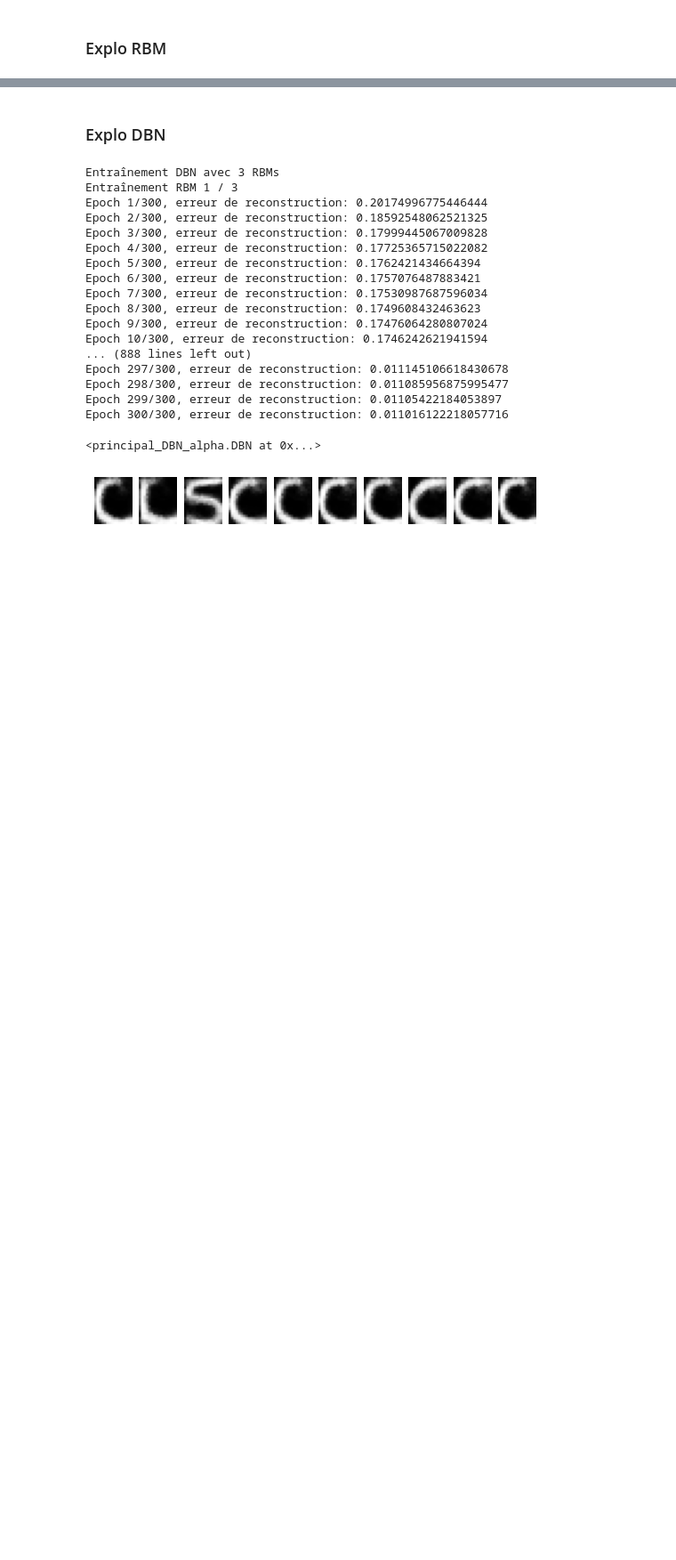
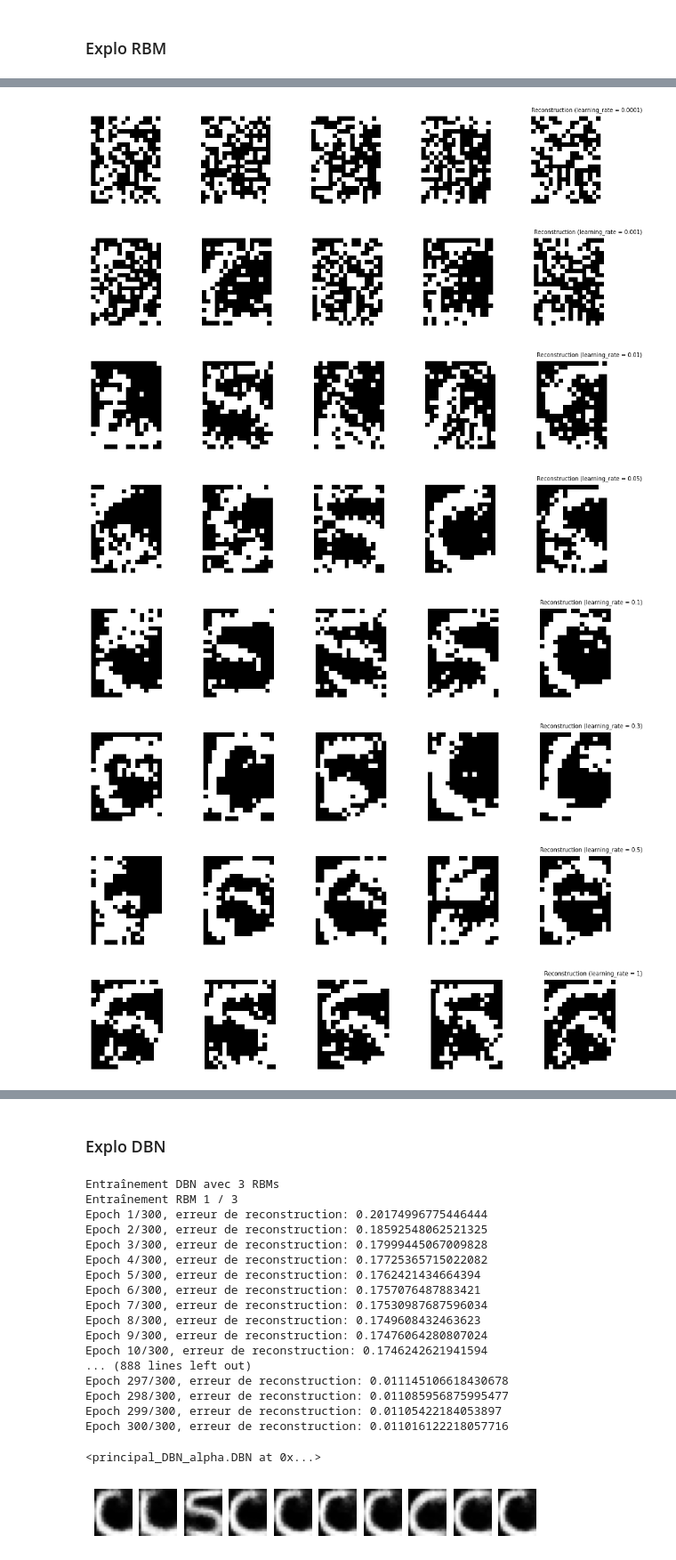
Before and after one commit to mittenover/DL2, a Jupyter notebook: explo_paupau.ipynb, the cells around one changed output, grey strips where cells are left out. Shown at 89% size. Drawn from its saved outputs; the diff is of its cells as text; code cells hidden in the pictures; blank space fills up the shorter version.

```diff
--- a/explo_paupau.ipynb
+++ b/explo_paupau.ipynb
@@ -74,0 +119,17 @@ Epoch101/300
+# %%
+learning_rates = [0.0001, 0.001, 0.01, 0.05, 0.1, 0.3, 0.5, 1]
+all_losses = []
+for lr in learning_rates:
+    RBM_model = RBM(p, q)
+    RBM_model.train_RBM(nb_epochs, lr, mini_batch_size, data, verbose=False, step=25)        # détails -> verbose=True
+    all_losses.append(RBM_model.losses)
+    RBM_model.generate_for_analysis(nb_gibbs=10, nb_image=5, param_analysed="learning_rate")
+# %% [output]
+[figure, added]
+[figure, added]
+[figure, added]
+[figure, added]
+[figure, added]
+[figure, added]
+[figure, added]
+[figure, added]
```
Also changed, not shown: parts of 27 cells of this notebook, 2 other files.
